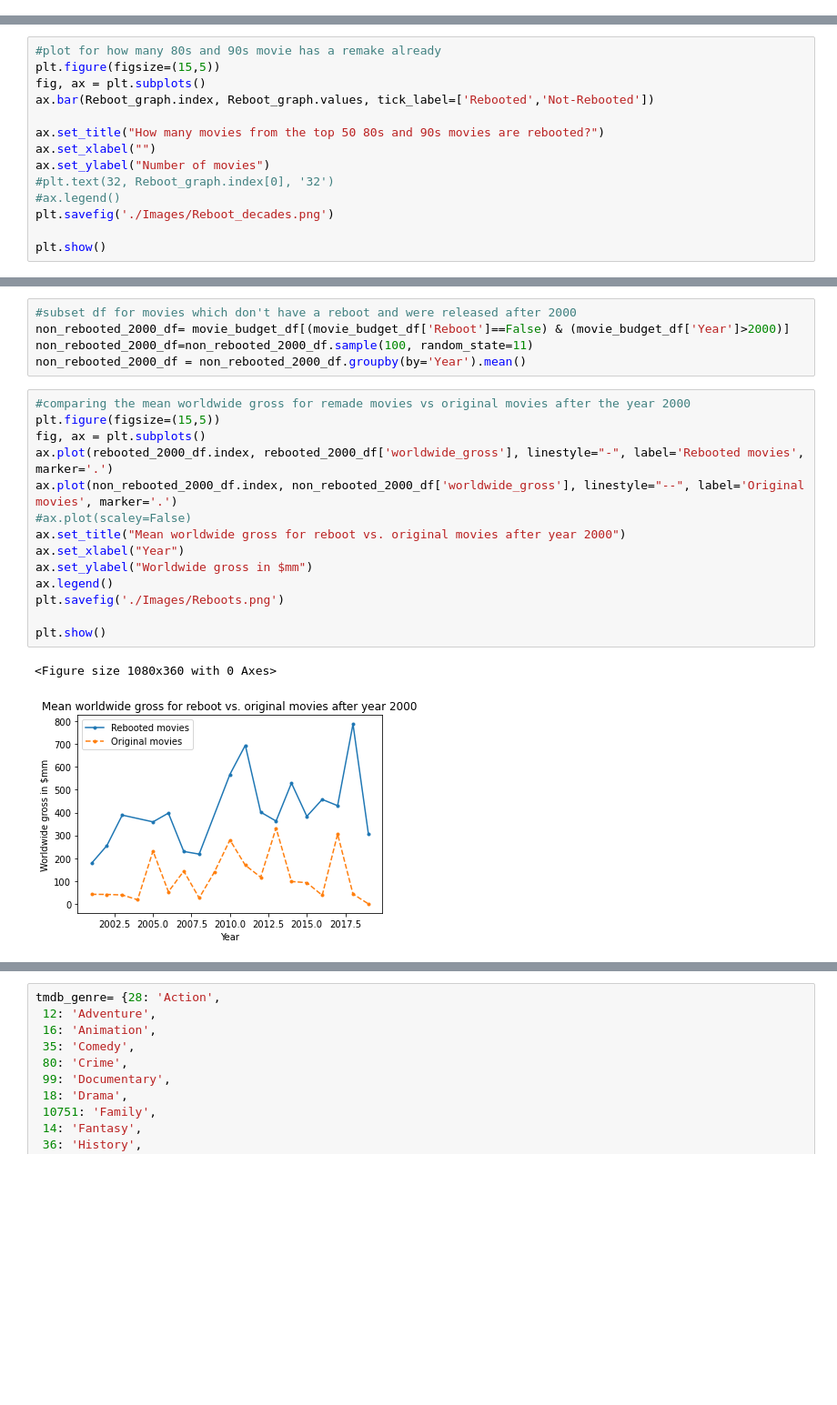
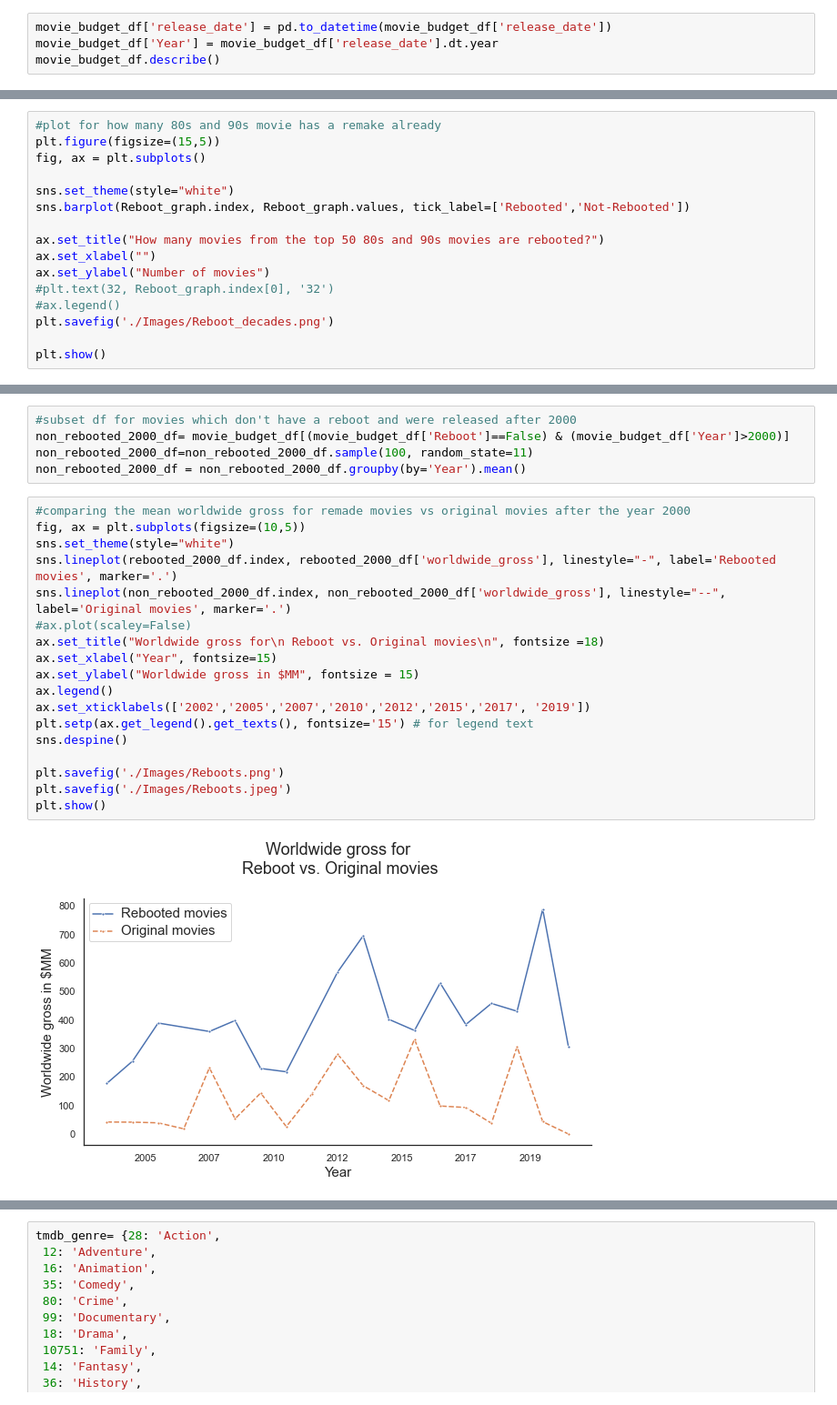
Before and after one commit to Meir-Alelov/Movie-Data-Analysis-and-Recs, a Jupyter notebook: Final_notebook.ipynb, the cells around one changed output, grey strips where cells are left out. Shown: that part at 91% size. Cells and saved outputs as stored; diff of their text form; blank space fills up the shorter version.

```diff
--- a/Final_notebook.ipynb
+++ b/Final_notebook.ipynb
@@ -307,3 +247,7 @@ movie_budget_df.head()
 | 2 | 3 | 2019-06-07 | Dark Phoenix | 350.0 | 42.762350 | 149.762350 | 2019 |
 | 3 | 4 | 2015-05-01 | Avengers: Age of Ultron | 330.6 | 459.005868 | 1403.013963 | 2015 |
 | 4 | 5 | 2017-12-15 | Star Wars Ep. VIII: The Last Jedi | 317.0 | 620.181382 | 1316.721747 | 2017 |
+# %%
+movie_budget_df['release_date'] = pd.to_datetime(movie_budget_df['release_date'])
+movie_budget_df['Year'] = movie_budget_df['release_date'].dt.year
+movie_budget_df.describe()
@@ -420,7 +382,9 @@ Name: Reboot, dtype: int64
 #plot for how many 80s and 90s movie has a remake already
 plt.figure(figsize=(15,5))
 fig, ax = plt.subplots()
-ax.bar(Reboot_graph.index, Reboot_graph.values, tick_label=['Rebooted','Not-Rebooted'])
+
+sns.set_theme(style="white")
+sns.barplot(Reboot_graph.index, Reboot_graph.values, tick_label=['Rebooted','Not-Rebooted'])
 
 ax.set_title("How many movies from the top 50 80s and 90s movies are rebooted?")
 ax.set_xlabel("")
@@ -462,18 +426,21 @@ non_rebooted_2000_df=non_rebooted_2000_df.sample(100, random_state=11)
 non_rebooted_2000_df = non_rebooted_2000_df.groupby(by='Year').mean()
 # %%
 #comparing the mean worldwide gross for remade movies vs original movies after the year 2000
-plt.figure(figsize=(15,5))
-fig, ax = plt.subplots()
-ax.plot(rebooted_2000_df.index, rebooted_2000_df['worldwide_gross'], linestyle="-", label='Rebooted movies', marker='.')
-ax.plot(non_rebooted_2000_df.index, non_rebooted_2000_df['worldwide_gross'], linestyle="--", label='Original movies', marker='.')
+fig, ax = plt.subplots(figsize=(10,5))
+sns.set_theme(style="white")
+sns.lineplot(rebooted_2000_df.index, rebooted_2000_df['worldwide_gross'], linestyle="-", label='Rebooted movies', marker='.')
+sns.lineplot(non_rebooted_2000_df.index, non_rebooted_2000_df['worldwide_gross'], linestyle="--", label='Original movies', marker='.')
 #ax.plot(scaley=False)
-ax.set_title("Mean worldwide gross for reboot vs. original movies after year 2000")
-ax.set_xlabel("Year")
-ax.set_ylabel("Worldwide gross in $mm")
+ax.set_title("Worldwide gross for\n Reboot vs. Original movies\n", fontsize =18)
+ax.set_xlabel("Year", fontsize=15)
+ax.set_ylabel("Worldwide gross in $MM", fontsize = 15)
 ax.legend()
+ax.set_xticklabels(['2002','2005','2007','2010','2012','2015','2017', '2019'])
+plt.setp(ax.get_legend().get_texts(), fontsize='15') # for legend text
+sns.despine()
+
 plt.savefig('./Images/Reboots.png')
-
+plt.savefig('./Images/Reboots.jpeg')
 plt.show()
 # %% [output]
-<Figure size 1080x360 with 0 Axes>
-[figure, old version]
+[figure, new version]
```
Also changed, not shown: parts of 79 cells of this notebook.
